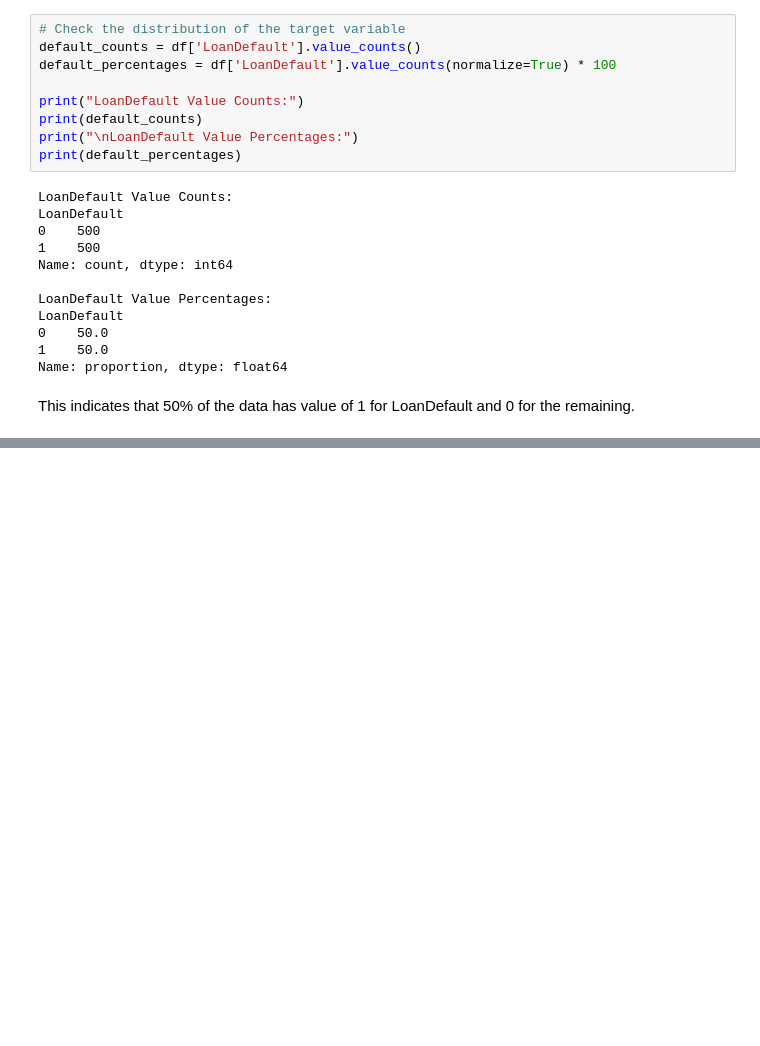
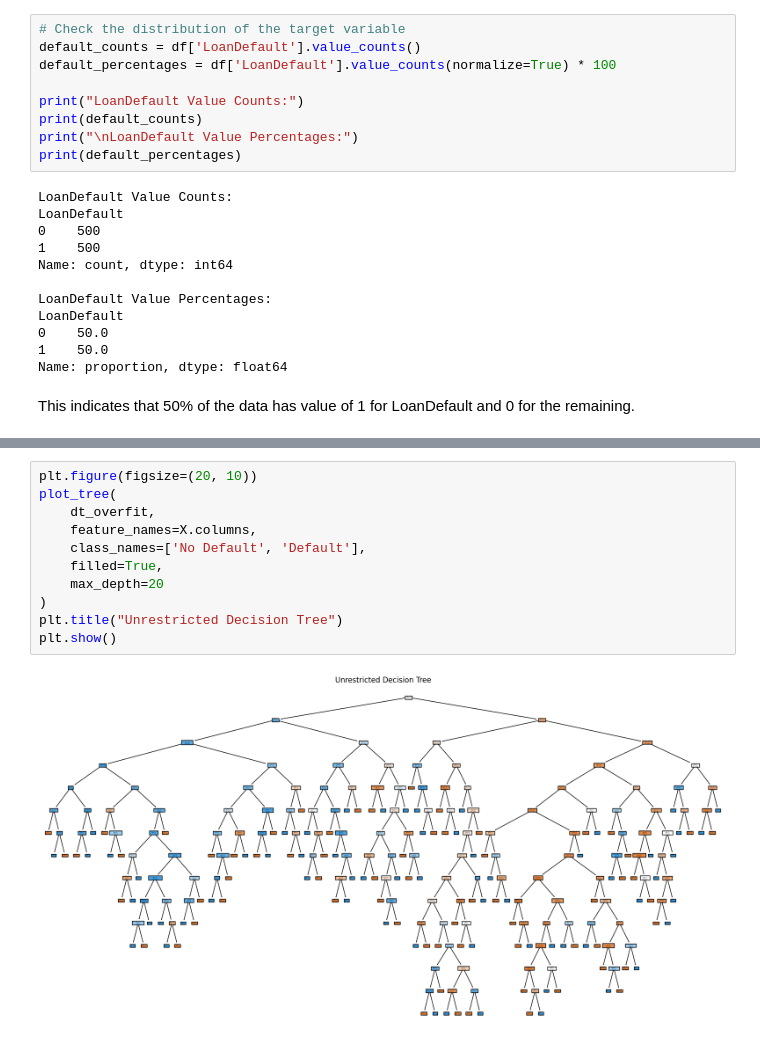
Before and after one commit to Aireenelz/WIE3007-DMW-Group6, a Jupyter notebook: notebooks/BaselineModel.ipynb, the cells around one changed output, grey strips where cells are left out. Cells and saved outputs as stored; diff of their text form; blank space fills up the shorter version.

```diff
--- a/notebooks/BaselineModel.ipynb
+++ b/notebooks/BaselineModel.ipynb
@@ -552,0 +155,13 @@ Setting `pad_token_id` to `eos_token_id`:2 for open-end generation.
+# %%
+plt.figure(figsize=(20, 10))
+plot_tree(
+    dt_overfit,
+    feature_names=X.columns,
+    class_names=['No Default', 'Default'],
+    filled=True,
+    max_depth=20
+)
+plt.title("Unrestricted Decision Tree")
+plt.show()
+# %% [output]
+[figure, added]
```
Also changed, not shown: parts of 50 cells of this notebook.
